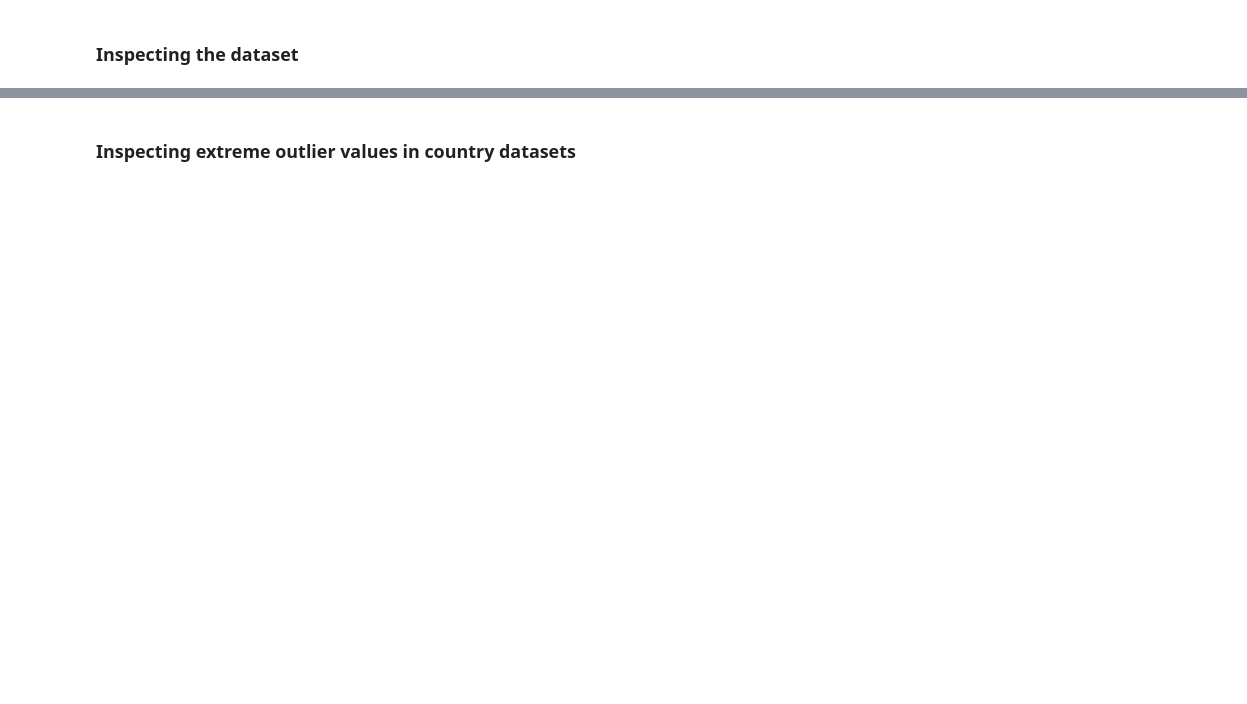
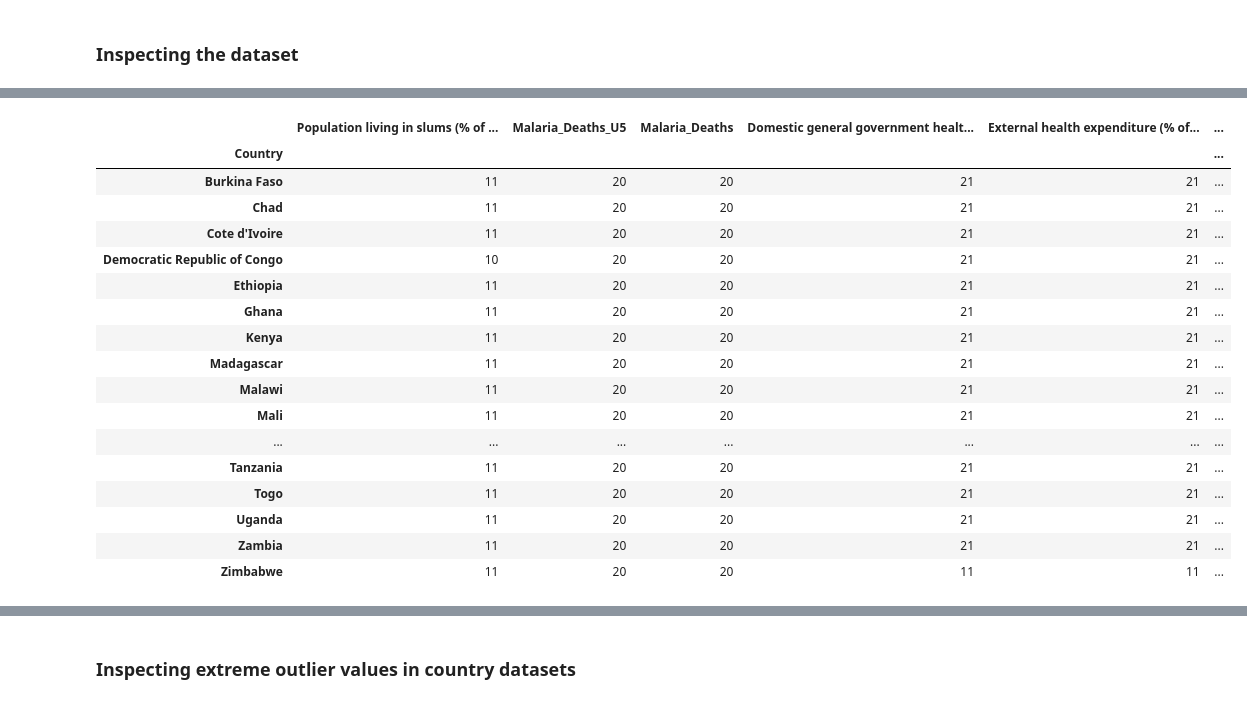
Before and after one commit to Josias-Ounsinli/Assessing-Short-and-Long-Term-Malaria-Transmission-and-Burden-Under-Various-Vaccination-Scenarios, a Jupyter notebook: notebooks/data_cleaning.ipynb, the cells around one changed output, grey strips where cells are left out. Drawn from its saved outputs; the diff is of its cells as text; code cells hidden in the pictures; blank space fills up the shorter version.

```diff
--- a/notebooks/data_cleaning.ipynb
+++ b/notebooks/data_cleaning.ipynb
@@ -140,0 +165,3 @@ for column in objects_columns_to_convert:
+# %%
+missing_val_table = datainfo.missing_values_table()
+missing_val_table
@@ -141,3 +181,24 @@ for column in objects_columns_to_convert:
+# %%
+(cleaned_data.groupby("Country")[missing_val_table.index].count())
+# %% [output]
+|  | Population living in slums (% of ... | Malaria_Deaths_U5 | Malaria_Deaths | Domestic general government healt... | External health expenditure (% of... | ... |
+| Country |  |  |  |  |  | ... |
+| Burkina Faso | 11 | 20 | 20 | 21 | 21 | ... |
+| Chad | 11 | 20 | 20 | 21 | 21 | ... |
+| Cote d'Ivoire | 11 | 20 | 20 | 21 | 21 | ... |
+| Democratic Republic of Congo | 10 | 20 | 20 | 21 | 21 | ... |
+| Ethiopia | 11 | 20 | 20 | 21 | 21 | ... |
+| Ghana | 11 | 20 | 20 | 21 | 21 | ... |
+| Kenya | 11 | 20 | 20 | 21 | 21 | ... |
+| Madagascar | 11 | 20 | 20 | 21 | 21 | ... |
+| Malawi | 11 | 20 | 20 | 21 | 21 | ... |
+| Mali | 11 | 20 | 20 | 21 | 21 | ... |
+| ... | ... | ... | ... | ... | ... | ... |
+| Tanzania | 11 | 20 | 20 | 21 | 21 | ... |
+| Togo | 11 | 20 | 20 | 21 | 21 | ... |
+| Uganda | 11 | 20 | 20 | 21 | 21 | ... |
+| Zambia | 11 | 20 | 20 | 21 | 21 | ... |
+| Zimbabwe | 11 | 20 | 20 | 11 | 11 | ... |
 # %%
 # Fill missing values
 datacleaner.fill_missing("ISO3")
```
Also changed, not shown: parts of 40 cells of this notebook, 2 other files.
